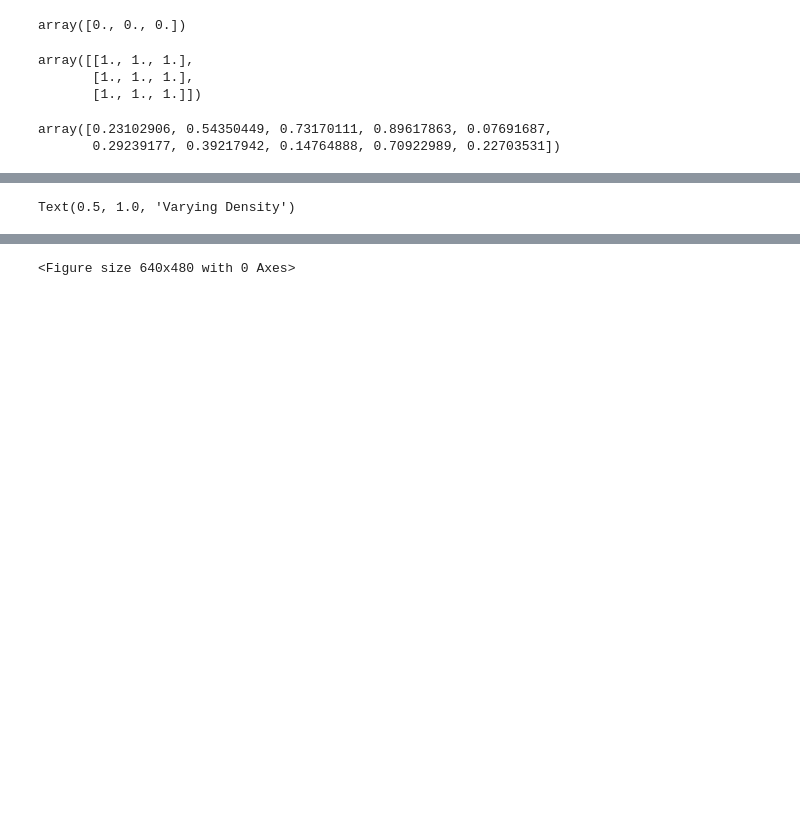
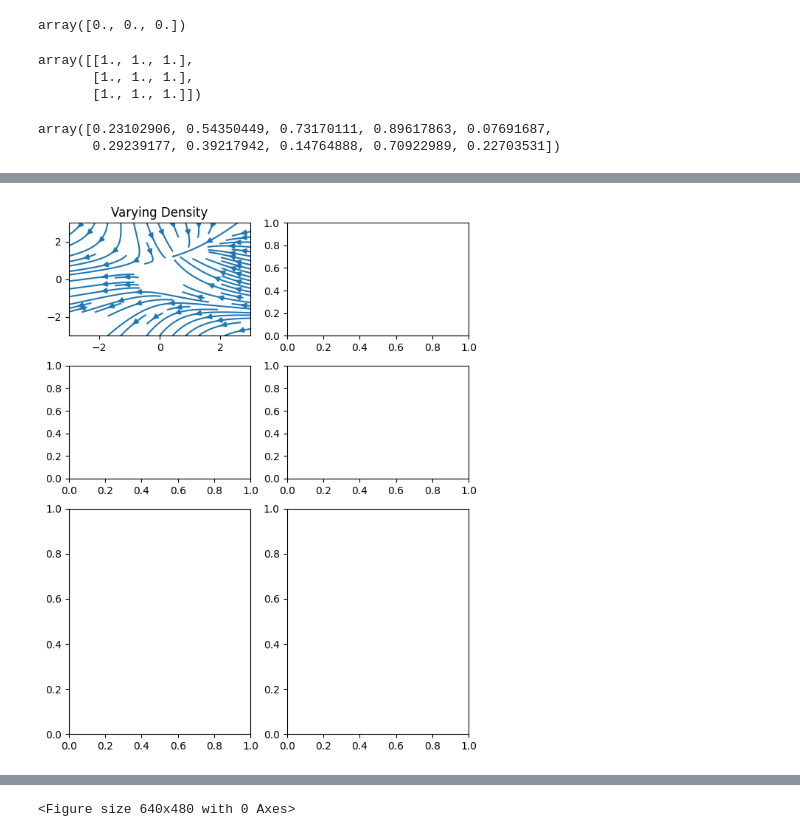
Before and after one commit to Arch-jyh/iris_books, a Jupyter notebook: math_easy/Linear_algebra/1/quiz.ipynb, the cells around one changed output, grey strips where cells are left out. Drawn from its saved outputs; the diff is of its cells as text; code cells hidden in the pictures; blank space fills up the shorter version.

```diff
--- a/math_easy/Linear_algebra/1/quiz.ipynb
+++ b/math_easy/Linear_algebra/1/quiz.ipynb
@@ -104,11 +103,12 @@ axs = axs.flat #将axs展平为一维数组
 # %%
 
 #1.变化流水线密度
 #
 axs[0].streamplot(X,Y,U,V,density = [0.5,1]) #第一个子图上的流线图,x,y方向的密度分别为0.5,1
 axs[0].set_title('Varying Density')
+fig
 # %% [output]
-Text(0.5, 1.0, 'Varying Density')
+[figure, added]
 # %%
 #2.变换流线颜色
 strm = axs[1].streamplot(
```
Also changed, not shown: parts of 8 cells of this notebook, 2 other files.
